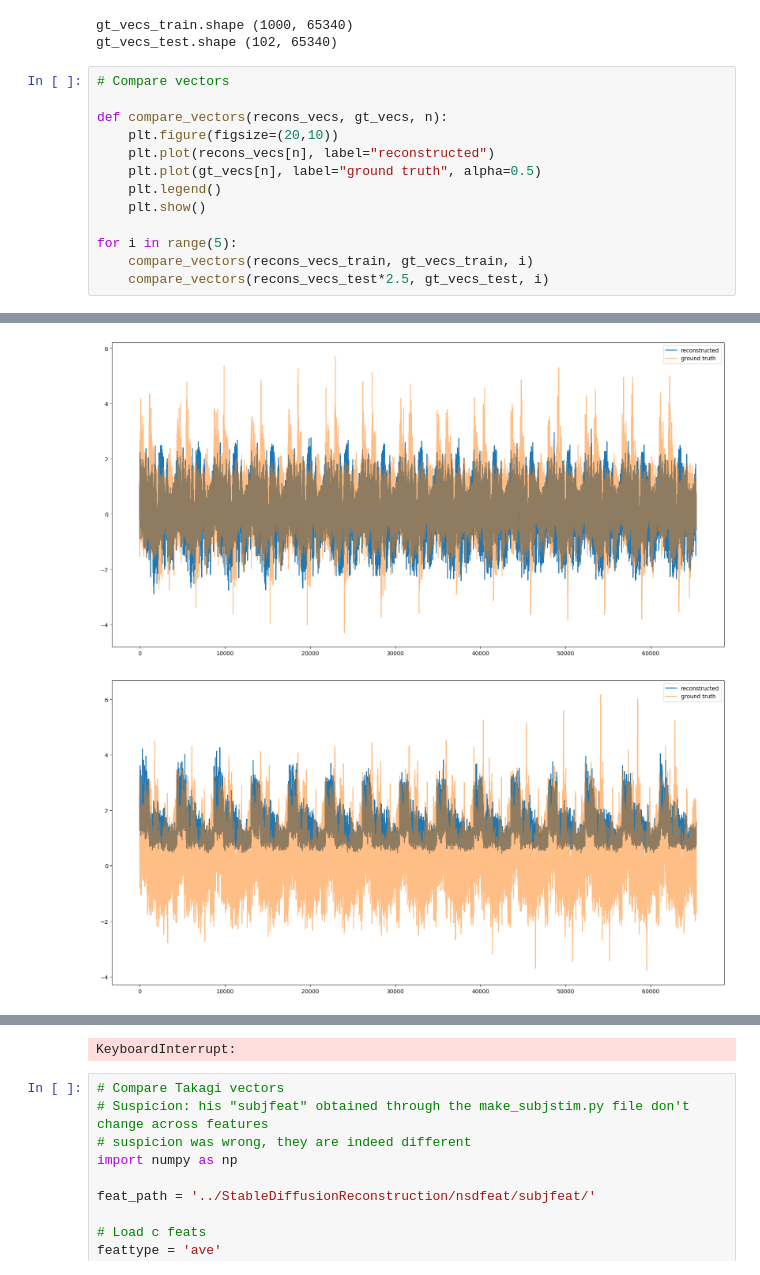
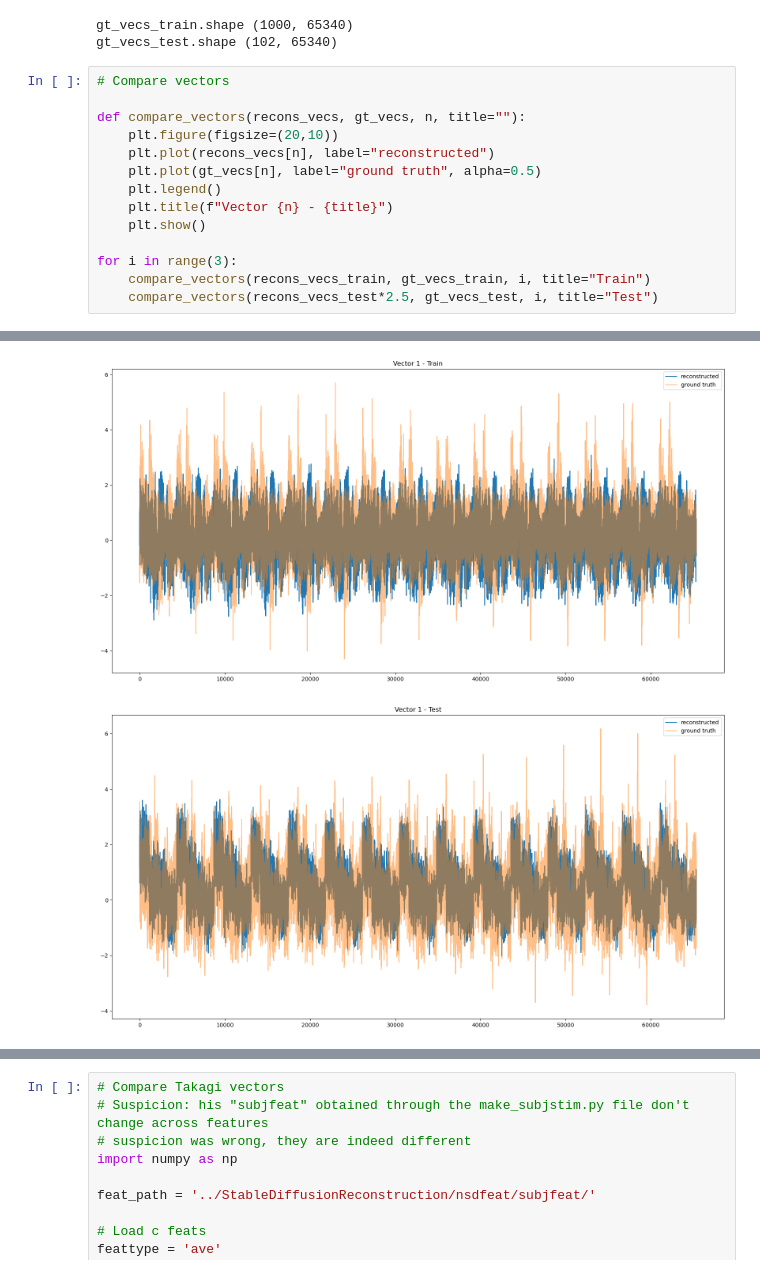
Before and after one commit to cfosco/brain2video, a Jupyter notebook: notebooks/compare_vectors.ipynb, the cells around one changed output, grey strips where cells are left out. Drawn from its saved outputs; the diff is of its cells as text.

Commit message:
latest changes: new training, NSD, data extr

```diff
--- a/notebooks/compare_vectors.ipynb
+++ b/notebooks/compare_vectors.ipynb
@@ -40,14 +40,15 @@ gt_vecs_test.shape (102, 65340)
 # %%
 # Compare vectors
 
-def compare_vectors(recons_vecs, gt_vecs, n):
+def compare_vectors(recons_vecs, gt_vecs, n, title=""):
     plt.figure(figsize=(20,10))
     plt.plot(recons_vecs[n], label="reconstructed")
     plt.plot(gt_vecs[n], label="ground truth", alpha=0.5)
     plt.legend()
+    plt.title(f"Vector {n} - {title}")
     plt.show()
 
-for i in range(5):
-    compare_vectors(recons_vecs_train, gt_vecs_train, i)
-    compare_vectors(recons_vecs_test*2.5, gt_vecs_test, i)
+for i in range(3):
+    compare_vectors(recons_vecs_train, gt_vecs_train, i, title="Train")
+    compare_vectors(recons_vecs_test*2.5, gt_vecs_test, i, title="Test")
 # %% [output]
@@ -56,2 +57,2 @@ for i in range(5):
-[figure, old version]
+[figure, new version]
-[figure, old version]
+[figure, new version]
@@ -62,4 +61,3 @@ for i in range(5):
-KeyboardInterrupt:
 # %%
 # Compare Takagi vectors
 # Suspicion: his "subjfeat" obtained through the make_subjstim.py file don't change across features
```
Also changed, not shown: parts of 5 cells of this notebook, 10 other files.
